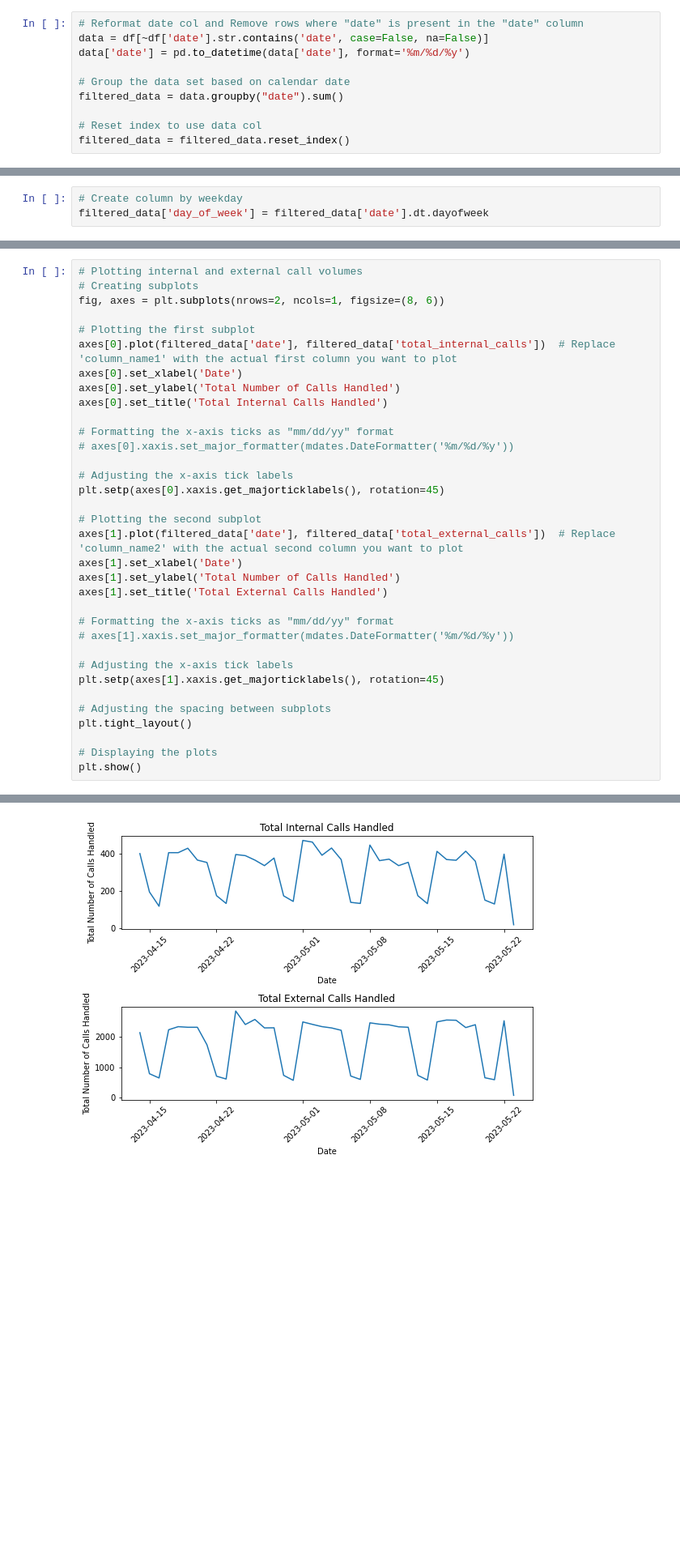
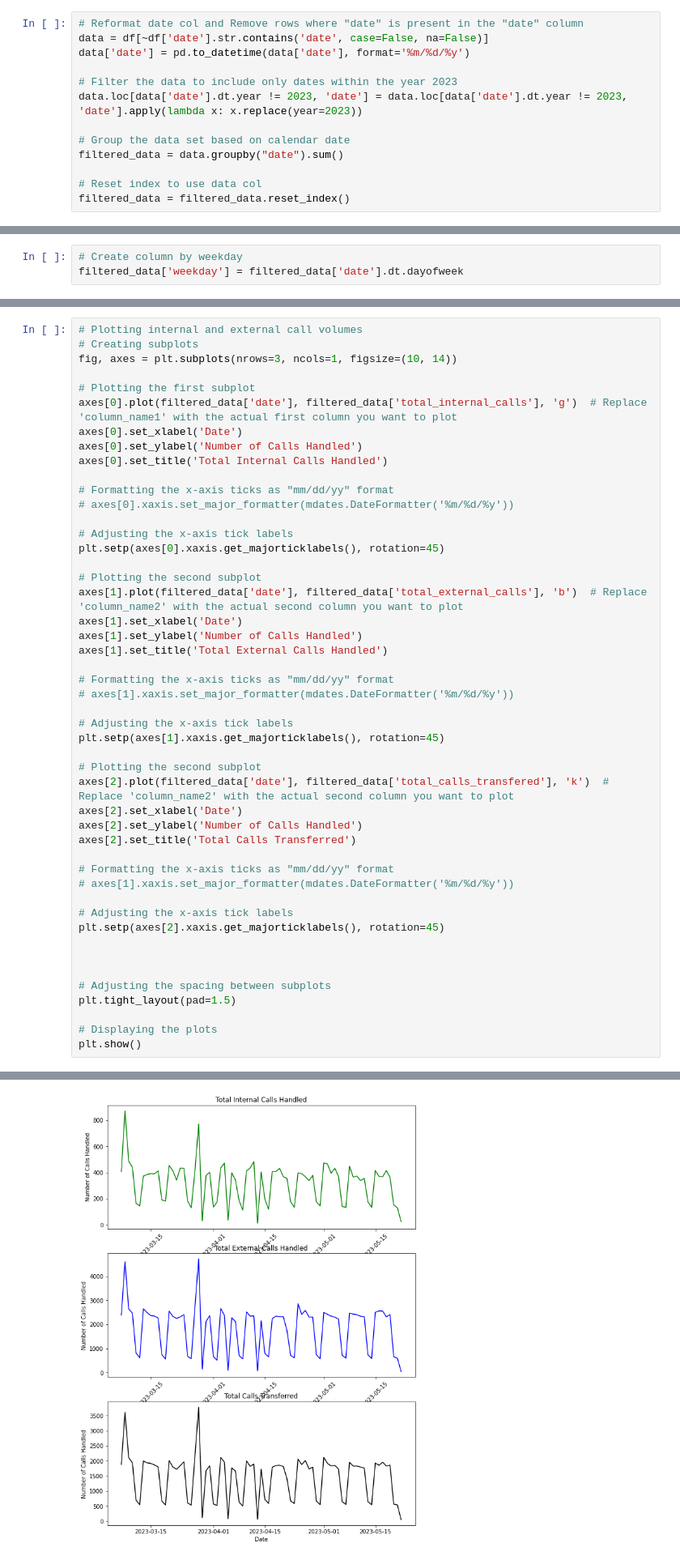
Before and after one commit to mfturra/python-practice, a Jupyter notebook: work-work/modify-excel.ipynb, the cells around one changed output, grey strips where cells are left out. Shown: that part at 81% size. Saved outputs shown, nothing was run; the diff lists cells and outputs as text; blank space fills up the shorter version.

```diff
--- a/work-work/modify-excel.ipynb
+++ b/work-work/modify-excel.ipynb
@@ -36,6 +38,9 @@ df = pd.read_excel(file_path, skiprows=[0])
 # Reformat date col and Remove rows where "date" is present in the "date" column
 data = df[~df['date'].str.contains('date', case=False, na=False)]
 data['date'] = pd.to_datetime(data['date'], format='%m/%d/%y')
+
+# Filter the data to include only dates within the year 2023
+data.loc[data['date'].dt.year != 2023, 'date'] = data.loc[data['date'].dt.year != 2023, 'date'].apply(lambda x: x.replace(year=2023))
 
 # Group the data set based on calendar date
 filtered_data = data.groupby("date").sum()
@@ -50,4 +55,4 @@ See the caveats in the documentation: https://pandas.pydata.org/pandas-docs/stab
   data['date'] = pd.to_datetime(data['date'], format='%m/%d/%y')
 # %%
 # Create column by weekday
-filtered_data['day_of_week'] = filtered_data['date'].dt.dayofweek
+filtered_data['weekday'] = filtered_data['date'].dt.dayofweek
@@ -54,12 +145,12 @@ filtered_data['day_of_week'] = filtered_data['date'].dt.dayofweek
 # %%
 # Plotting internal and external call volumes
 # Creating subplots
-fig, axes = plt.subplots(nrows=2, ncols=1, figsize=(8, 6))
+fig, axes = plt.subplots(nrows=3, ncols=1, figsize=(10, 14))
 
 # Plotting the first subplot
-axes[0].plot(filtered_data['date'], filtered_data['total_internal_calls'])  # Replace 'column_name1' with the actual first column you want to plot
+axes[0].plot(filtered_data['date'], filtered_data['total_internal_calls'], 'g')  # Replace 'column_name1' with the actual first column you want to plot
 axes[0].set_xlabel('Date')
-axes[0].set_ylabel('Total Number of Calls Handled')
+axes[0].set_ylabel('Number of Calls Handled')
 axes[0].set_title('Total Internal Calls Handled')
 
 # Formatting the x-axis ticks as "mm/dd/yy" format
@@ -69,9 +160,9 @@ axes[0].set_title('Total Internal Calls Handled')
 plt.setp(axes[0].xaxis.get_majorticklabels(), rotation=45)
 
 # Plotting the second subplot
-axes[1].plot(filtered_data['date'], filtered_data['total_external_calls'])  # Replace 'column_name2' with the actual second column you want to plot
+axes[1].plot(filtered_data['date'], filtered_data['total_external_calls'], 'b')  # Replace 'column_name2' with the actual second column you want to plot
 axes[1].set_xlabel('Date')
-axes[1].set_ylabel('Total Number of Calls Handled')
+axes[1].set_ylabel('Number of Calls Handled')
 axes[1].set_title('Total External Calls Handled')
 
 # Formatting the x-axis ticks as "mm/dd/yy" format
@@ -80,8 +171,22 @@ axes[1].set_title('Total External Calls Handled')
 # Adjusting the x-axis tick labels
 plt.setp(axes[1].xaxis.get_majorticklabels(), rotation=45)
 
+# Plotting the second subplot
+axes[2].plot(filtered_data['date'], filtered_data['total_calls_transfered'], 'k')  # Replace 'column_name2' with the actual second column you want to plot
+axes[2].set_xlabel('Date')
+axes[2].set_ylabel('Number of Calls Handled')
+axes[2].set_title('Total Calls Transferred')
+
+# Formatting the x-axis ticks as "mm/dd/yy" format
+# axes[1].xaxis.set_major_formatter(mdates.DateFormatter('%m/%d/%y'))
+
+# Adjusting the x-axis tick labels
+plt.setp(axes[2].xaxis.get_majorticklabels(), rotation=45)
+
+
+
 # Adjusting the spacing between subplots
-plt.tight_layout()
+plt.tight_layout(pad=1.5)
 
 # Displaying the plots
 plt.show()
@@ -89,4 +195,4 @@ plt.show()
-[figure, old version]
+[figure, new version]
 # %%
 # Create subplots with 5 graphs
 fig, axes = plt.subplots(nrows=5, ncols=1, figsize=(8, 15))
```
Also changed, not shown: parts of 10 cells of this notebook.
